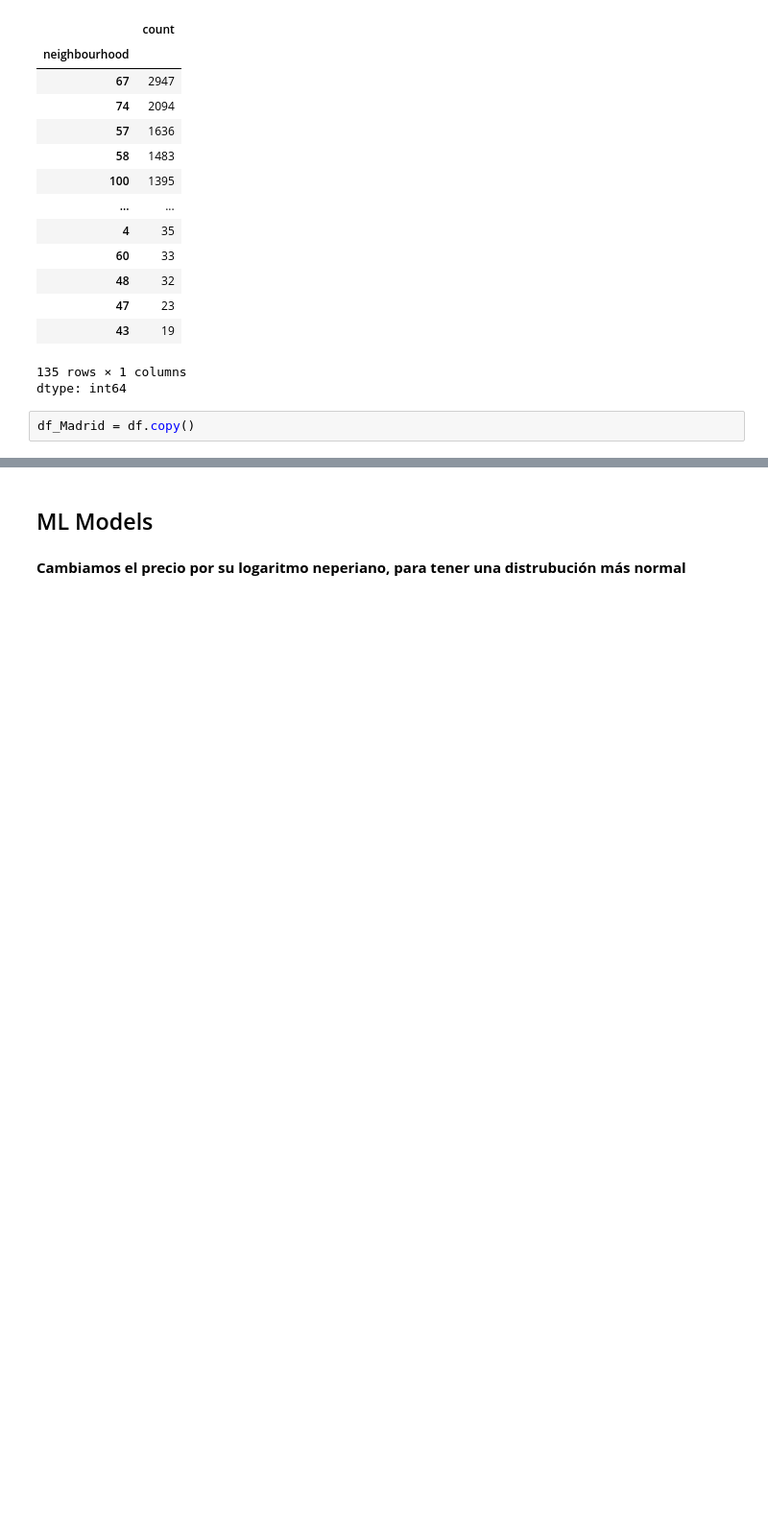
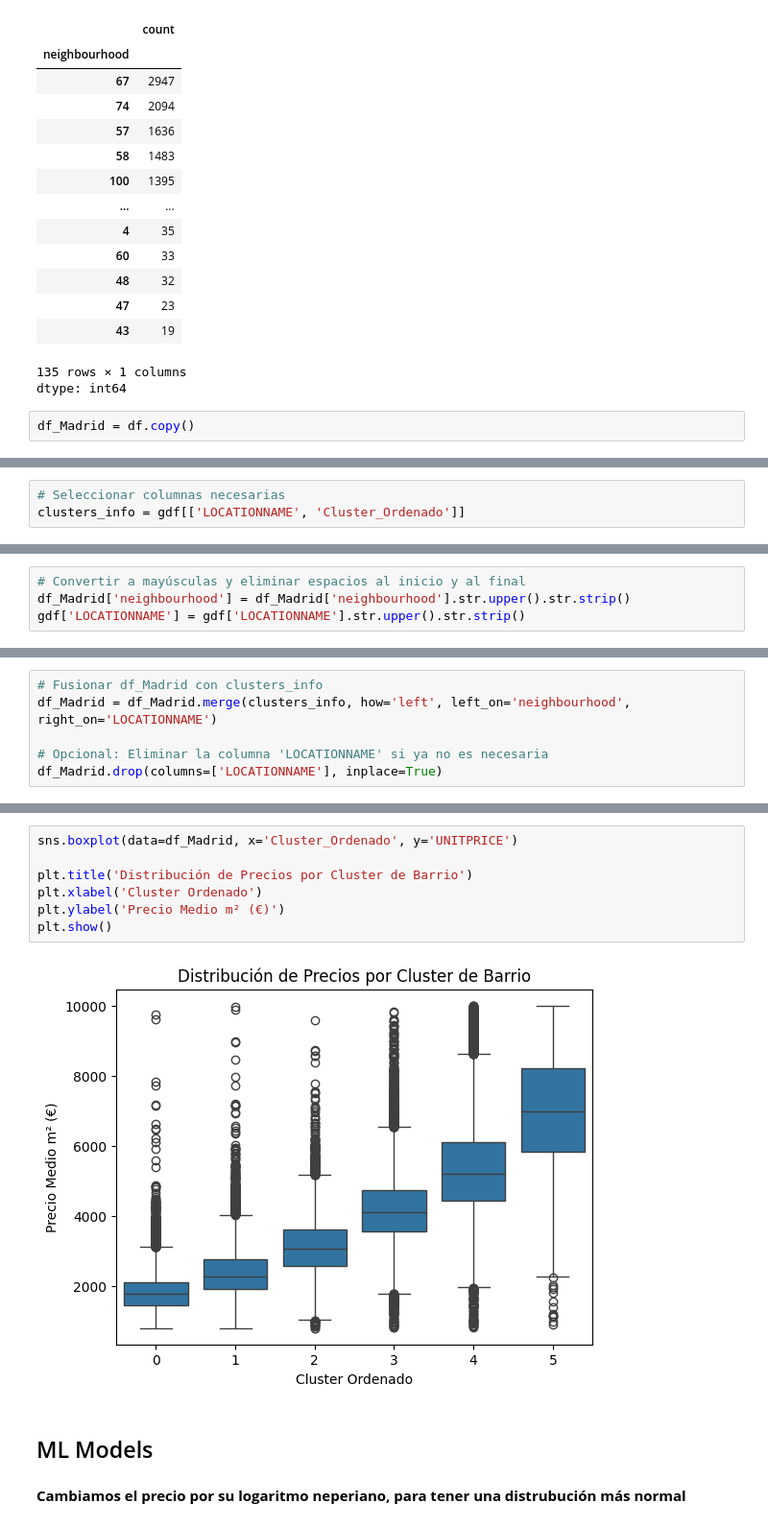
Before and after one commit to edouardor/Idealista_2024, a Jupyter notebook: Notebooks/Idealista Madrid github.ipynb, the cells around one changed output, grey strips where cells are left out. Shown at 96% size. Saved outputs shown, nothing was run; the diff lists cells and outputs as text; blank space fills up the shorter version.

```diff
--- a/Notebooks/Idealista Madrid github.ipynb
+++ b/Notebooks/Idealista Madrid github.ipynb
@@ -351,0 +579,3 @@ df_Madrid = df.copy()
+# %%
+# Seleccionar columnas necesarias
+clusters_info = gdf[['LOCATIONNAME', 'Cluster_Ordenado']]
@@ -351,0 +598,4 @@ df_Madrid = df.copy()
+# %%
+# Convertir a mayúsculas y eliminar espacios al inicio y al final
+df_Madrid['neighbourhood'] = df_Madrid['neighbourhood'].str.upper().str.strip()
+gdf['LOCATIONNAME'] = gdf['LOCATIONNAME'].str.upper().str.strip()
@@ -351,0 +604,6 @@ df_Madrid = df.copy()
+# %%
+# Fusionar df_Madrid con clusters_info
+df_Madrid = df_Madrid.merge(clusters_info, how='left', left_on='neighbourhood', right_on='LOCATIONNAME')
+
+# Opcional: Eliminar la columna 'LOCATIONNAME' si ya no es necesaria
+df_Madrid.drop(columns=['LOCATIONNAME'], inplace=True)
@@ -352,3 +633,12 @@ df_Madrid = df.copy()
+# %%
+sns.boxplot(data=df_Madrid, x='Cluster_Ordenado', y='UNITPRICE')
+
+plt.title('Distribución de Precios por Cluster de Barrio')
+plt.xlabel('Cluster Ordenado')
+plt.ylabel('Precio Medio m² (€)')
+plt.show()
+# %% [output]
+[figure, added]
 # %% [markdown]
 ## ML Models
 # %% [markdown]
```
Also changed, not shown: parts of 30 cells of this notebook.
